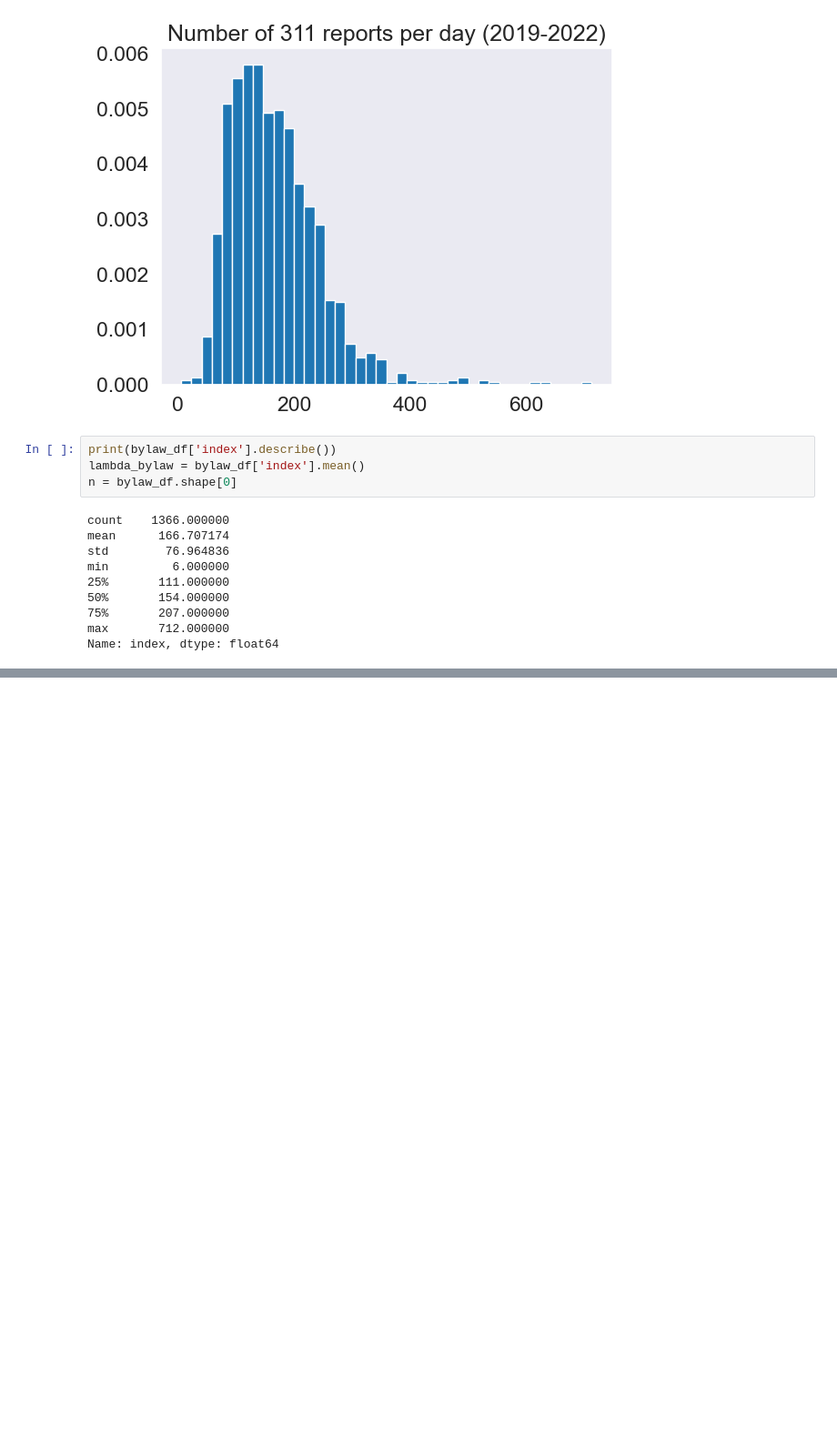
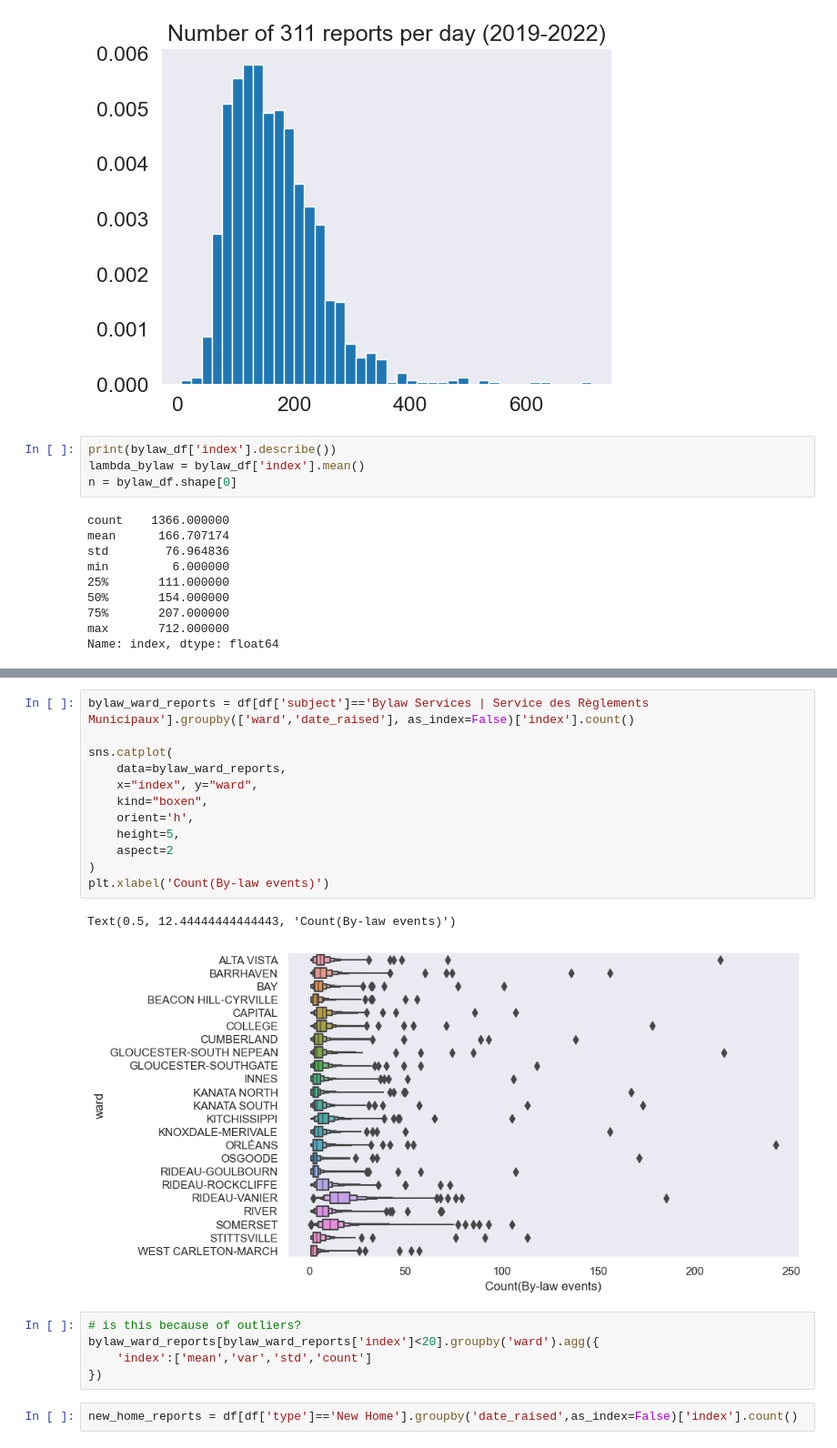
Before and after one commit to leblanchannah/ottawa-311, a Jupyter notebook: EDA_full_data.ipynb, the cells around one changed output, grey strips where cells are left out. Shown at 91% size. Saved outputs shown, nothing was run; the diff lists cells and outputs as text; blank space fills up the shorter version.

Commit message:
today's take-away - lambda is too big. Looked at count distributions by ward and more specific report types (EDA)

```diff
--- a/EDA_full_data.ipynb
+++ b/EDA_full_data.ipynb
@@ -189,0 +213,22 @@ plt.show()
+# %%
+bylaw_ward_reports = df[df['subject']=='Bylaw Services | Service des Règlements Municipaux'].groupby(['ward','date_raised'], as_index=False)['index'].count()
+
+sns.catplot(
+    data=bylaw_ward_reports,
+    x="index", y="ward",
+    kind="boxen",
+    orient='h',
+    height=5,
+    aspect=2
+)
+plt.xlabel('Count(By-law events)')
+# %% [output]
+Text(0.5, 12.44444444444443, 'Count(By-law events)')
+[figure, added]
+# %%
+# is this because of outliers?
+bylaw_ward_reports[bylaw_ward_reports['index']<20].groupby('ward').agg({
+    'index':['mean','var','std','count']
+})
+# %%
+new_home_reports = df[df['type']=='New Home'].groupby('date_raised',as_index=False)['index'].count()
```
Also changed, not shown: parts of 8 cells of this notebook.
